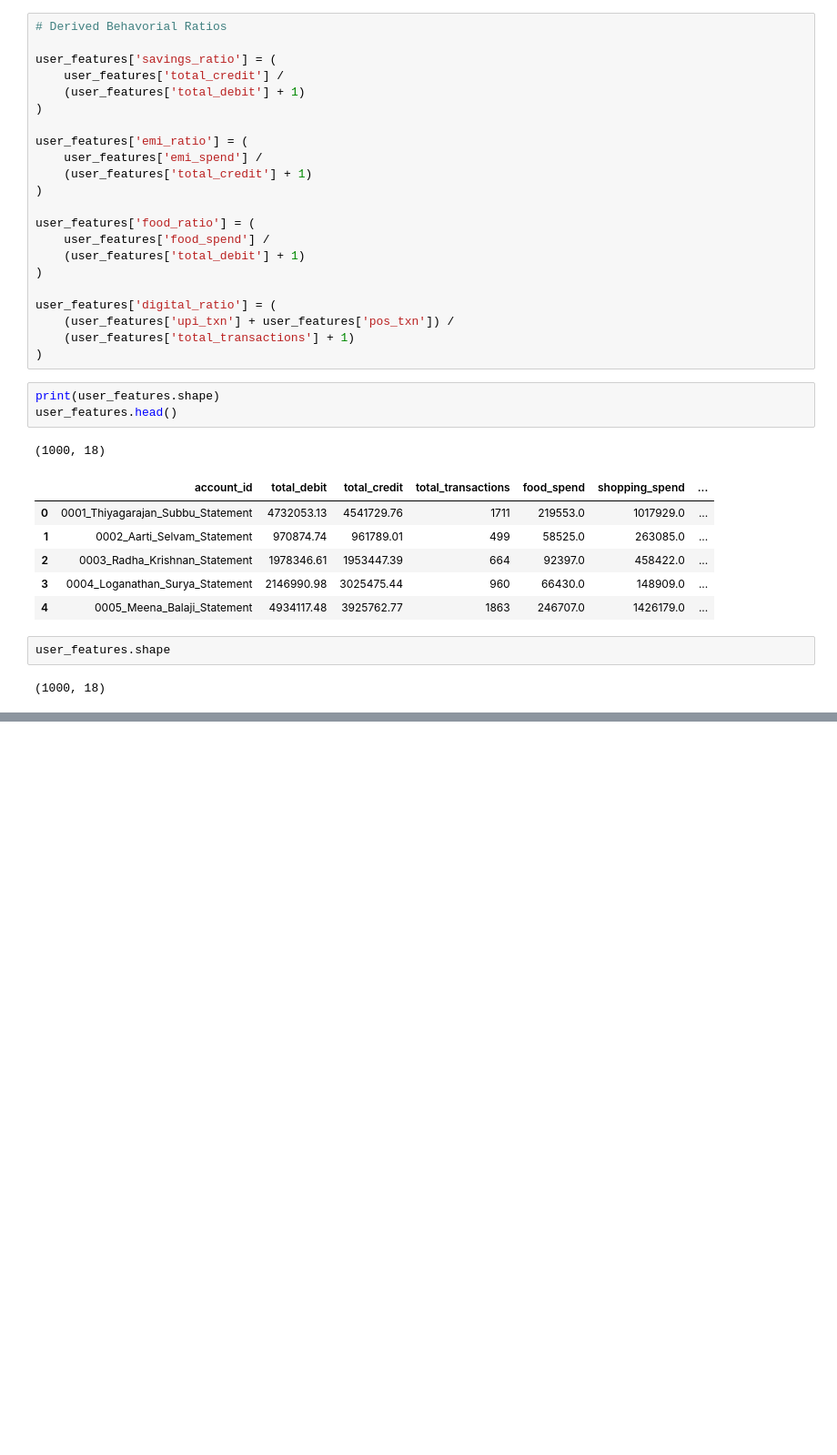
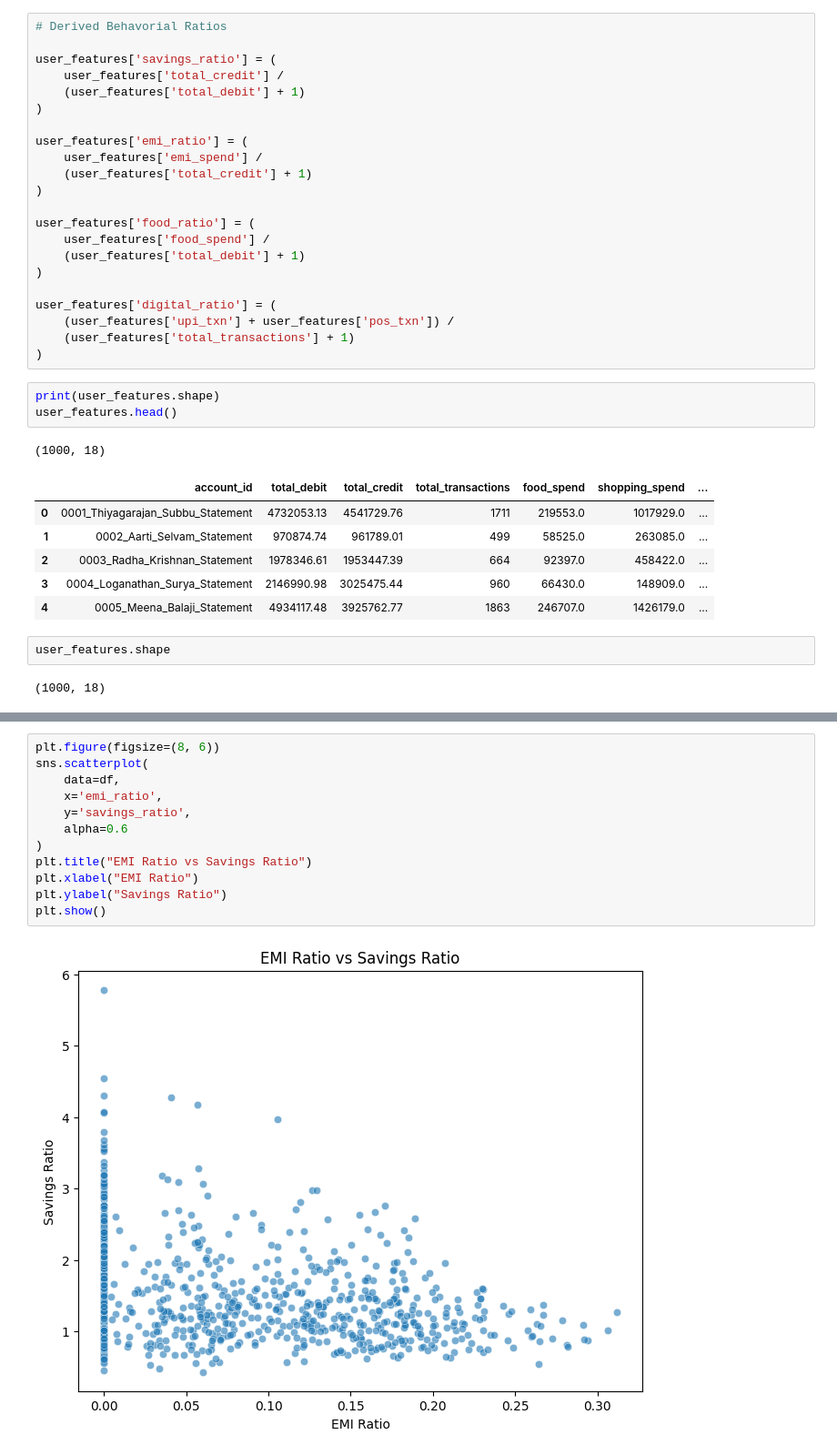
Before and after one commit to ShigilSasi/Axis_Bank_Intelligent_Product_-_Offer_Recommendation_System_using_Machine_Learning, a Jupyter notebook: Recommendation_engine.ipynb, the cells around one changed output, grey strips where cells are left out. Shown at 91% size. Drawn from its saved outputs; the diff is of its cells as text; blank space fills up the shorter version.

Commit message:
Extracting datas from transaction statements

```diff
--- a/Recommendation_engine.ipynb
+++ b/Recommendation_engine.ipynb
@@ -406,0 +476,14 @@ user_features.shape
+# %%
+plt.figure(figsize=(8, 6))
+sns.scatterplot(
+    data=df,
+    x='emi_ratio',
+    y='savings_ratio',
+    alpha=0.6
+)
+plt.title("EMI Ratio vs Savings Ratio")
+plt.xlabel("EMI Ratio")
+plt.ylabel("Savings Ratio")
+plt.show()
+# %% [output]
+[figure, added]
```
Also changed, not shown: parts of 40 cells of this notebook, 1 other file.
